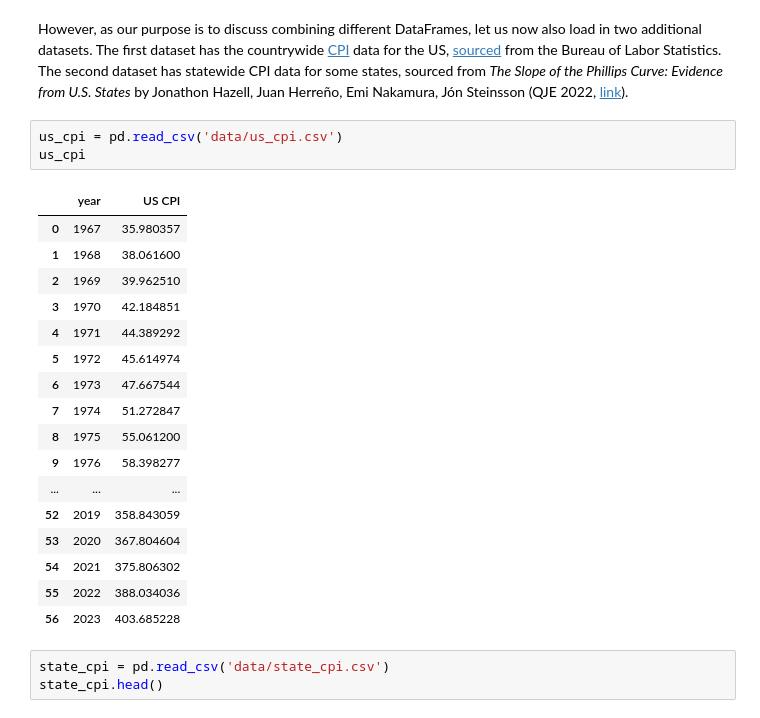
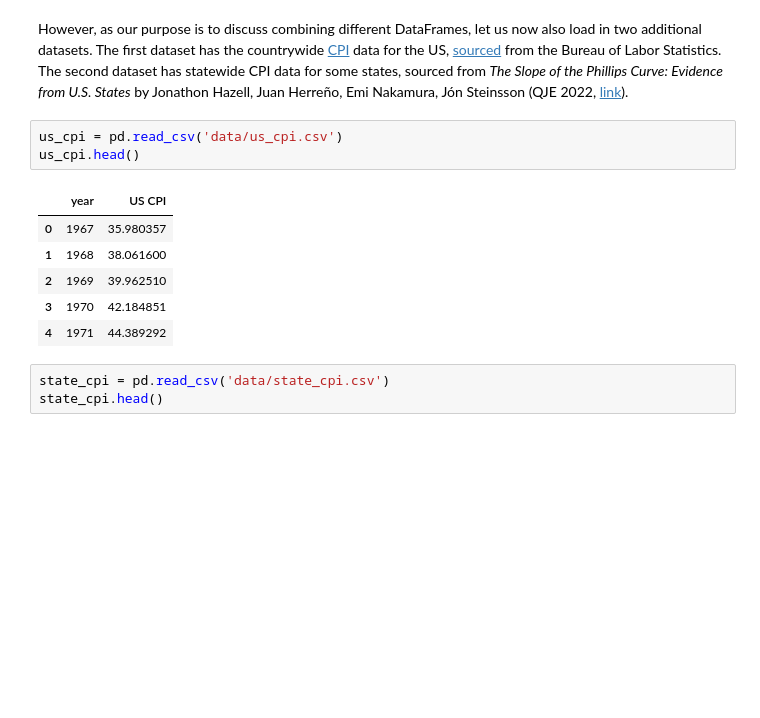
Before and after one commit to rohanjha123/data-h195, a Jupyter notebook: textbook/_build/jupyter_execute/content/03-pandas/merge.ipynb, the cells around one changed output. Drawn from its saved outputs; the diff is of its cells as text; blank space fills up the shorter version.

```diff
--- a/textbook/_build/jupyter_execute/content/03-pandas/merge.ipynb
+++ b/textbook/_build/jupyter_execute/content/03-pandas/merge.ipynb
@@ -34,25 +34,14 @@ df
 However, as our purpose is to discuss combining different DataFrames, let us now also load in two additional datasets. The first dataset has the countrywide [CPI](https://www.investopedia.com/terms/c/consumerpriceindex.asp) data for the US, [sourced](https://www.bls.gov/cpi/data.htm) from the Bureau of Labor Statistics. The second dataset has statewide CPI data for some states, sourced from *The Slope of the Phillips Curve: Evidence from U.S. States* by Jonathon Hazell, Juan Herreño, Emi Nakamura, Jón Steinsson (QJE 2022, [link](https://academic.oup.com/qje/article/137/3/1299/6529257)).
 # %%
 us_cpi = pd.read_csv('data/us_cpi.csv')
-us_cpi
+us_cpi.head()
 # %% [output]
 |  | year | US CPI |
 | 0 | 1967 | 35.980357 |
 | 1 | 1968 | 38.061600 |
 | 2 | 1969 | 39.962510 |
 | 3 | 1970 | 42.184851 |
 | 4 | 1971 | 44.389292 |
-| 5 | 1972 | 45.614974 |
-| 6 | 1973 | 47.667544 |
-| 7 | 1974 | 51.272847 |
-| 8 | 1975 | 55.061200 |
-| 9 | 1976 | 58.398277 |
-| ... | ... | ... |
-| 52 | 2019 | 358.843059 |
-| 53 | 2020 | 367.804604 |
-| 54 | 2021 | 375.806302 |
-| 55 | 2022 | 388.034036 |
-| 56 | 2023 | 403.685228 |
 # %%
 state_cpi = pd.read_csv('data/state_cpi.csv')
 state_cpi.head()
```
Also changed, not shown: parts of 3 cells of this notebook, 49 other files.
